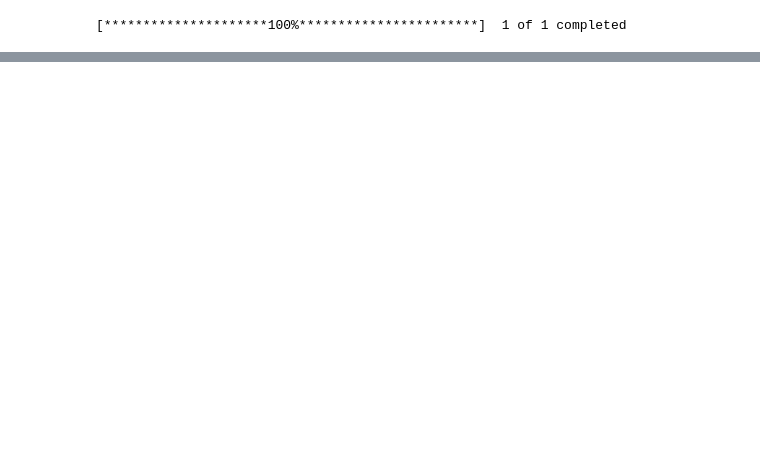
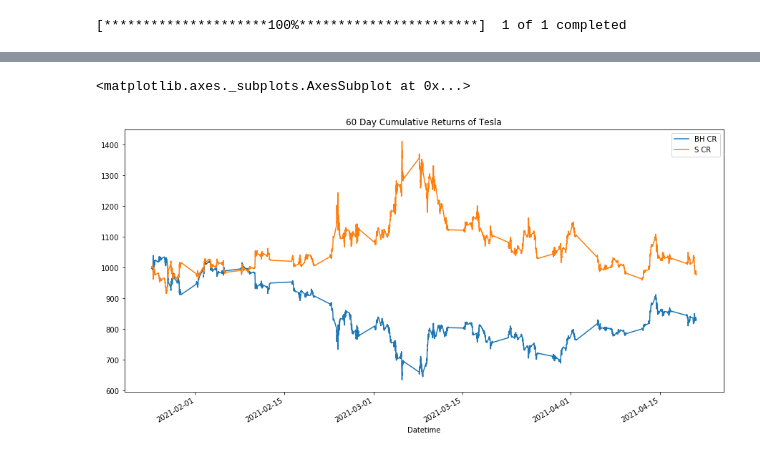
Before and after one commit to DataNinjasPro/Project_2, a Jupyter notebook: final_main.ipynb, the cells around one changed output, grey strips where cells are left out. Drawn from its saved outputs; the diff is of its cells as text; code cells hidden in the pictures; blank space fills up the shorter version.

```diff
--- a/final_main.ipynb
+++ b/final_main.ipynb
@@ -24,0 +25,5 @@ plot_returns(df1)
+# %%
+historic_cumulative_returns(df1).plot(figsize = (15,7.5), title = "60 Day Cumulative Returns of Tesla")
+# %% [output]
+<matplotlib.axes._subplots.AxesSubplot at 0x...>
+[figure, added]
```
Also changed, not shown: parts of 5 cells of this notebook, 1 other file.
